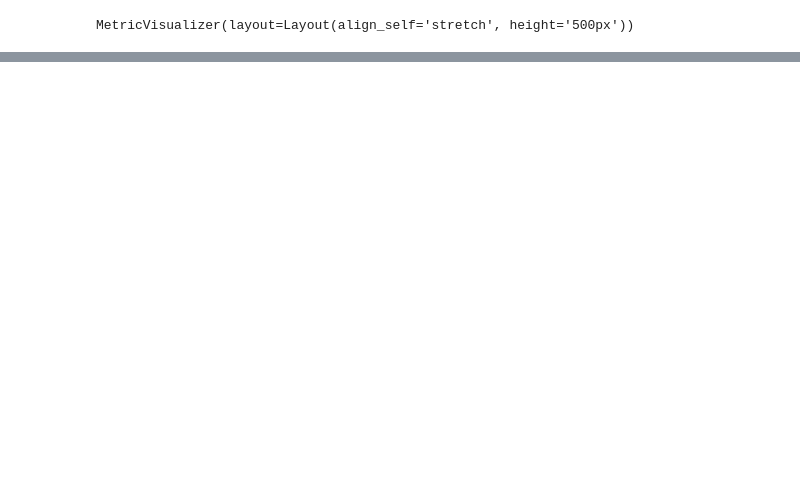
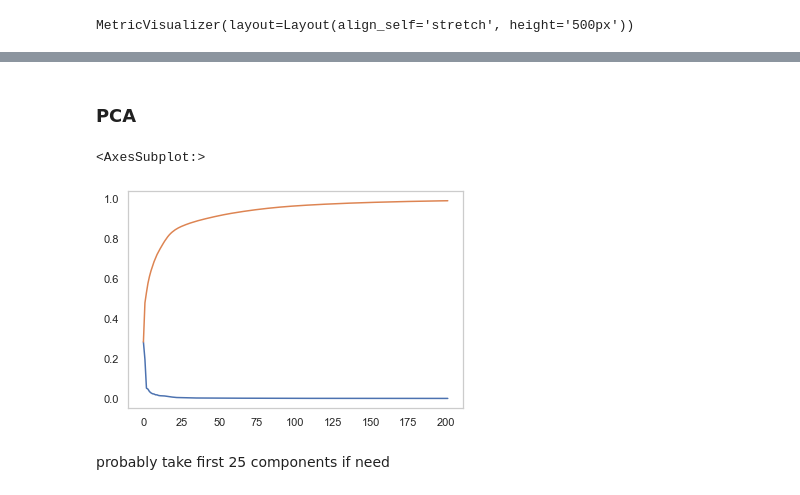
Before and after one commit to thxi/hse_embeddings, a Jupyter notebook: notebooks/EDA clusters.ipynb, the cells around one changed output, grey strips where cells are left out. Drawn from its saved outputs; the diff is of its cells as text; code cells hidden in the pictures; blank space fills up the shorter version.

```diff
--- a/notebooks/EDA clusters.ipynb
+++ b/notebooks/EDA clusters.ipynb
@@ -368,0 +404,4 @@ client_df.columns = [f'group_cnt_{i}' for i in group_codes]
+# %%
+X = client_df.drop('bins', axis=1)
+# %% [markdown]
+### PCA
@@ -368,0 +410,14 @@ client_df.columns = [f'group_cnt_{i}' for i in group_codes]
+# %%
+pca = PCA(n_components=X.shape[1])
+X_red = pca.fit_transform(X)
+# %%
+cum_var = np.cumsum(pca.explained_variance_ratio_)
+# %%
+expl_var = pca.explained_variance_ratio_[cum_var < 0.99]
+sns.lineplot(x=list(range(len(expl_var))), y=expl_var)
+sns.lineplot(x=list(range(len(expl_var))), y=cum_var[cum_var < 0.99])
+# %% [output]
+<AxesSubplot:>
+[figure, added]
+# %% [markdown]
+probably take first 25 components if need
```
Also changed, not shown: parts of 68 cells of this notebook, 6 other files.
